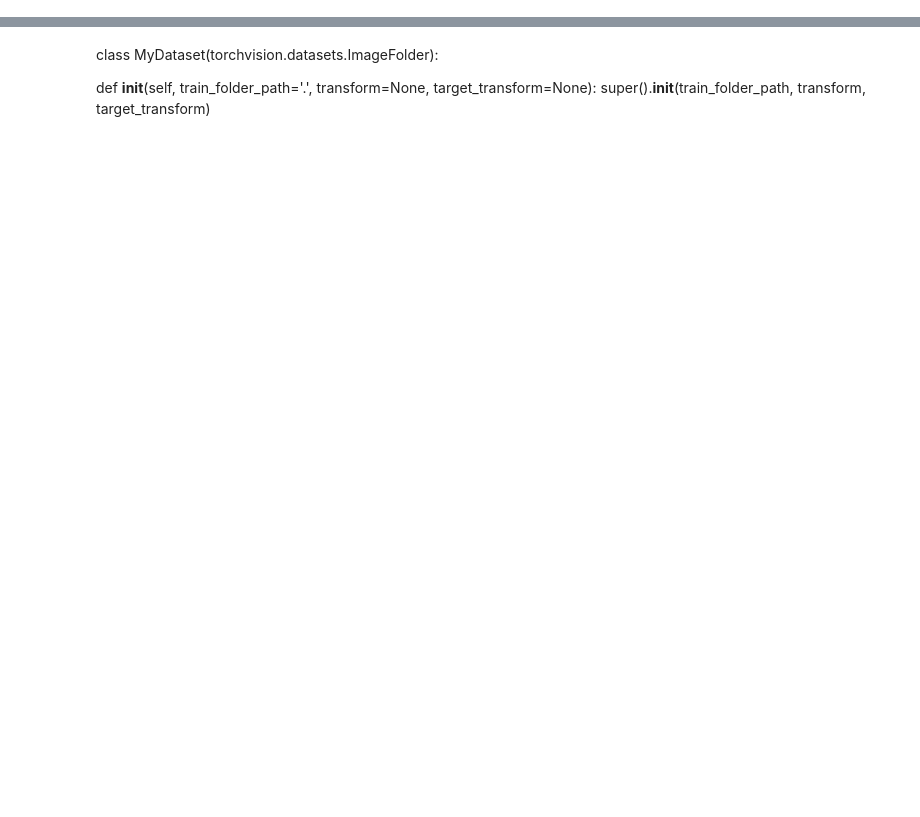
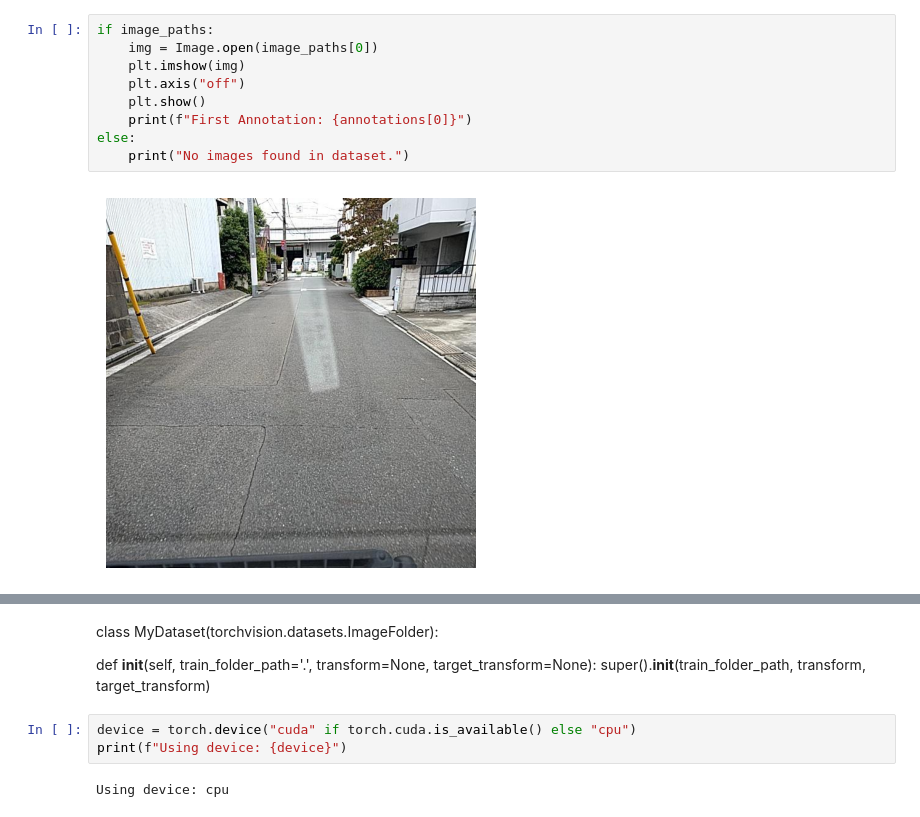
Before and after one commit to MeetBagda/ROAD-CONDITION-DETECTION, a Jupyter notebook: dataset_loader.ipynb, the cells around one changed output, grey strips where cells are left out. Saved outputs shown, nothing was run; the diff lists cells and outputs as text; blank space fills up the shorter version.

```diff
--- a/dataset_loader.ipynb
+++ b/dataset_loader.ipynb
@@ -59,3 +72,14 @@ if __name__ == '__main__':
 Loaded 804 training images and 804 annotations.
 First image path: /Users/spgohil/Developer/Projects/ROAD-CONDITION-DETECTION/dataset/DatasetNinja_RDD2022_MIX/train/img/Japan_005850.jpg
 First annotation: {'description': '', 'tags': [{'id': 16552613, 'tagId': 29663, 'name': 'Japan', 'value': None, 'labelerLogin': 'inbox@datasetninja.com', 'createdAt': '2024-01-22T15:32:59.633Z', 'upda ...
+# %%
+if image_paths:
+    img = Image.open(image_paths[0])
+    plt.imshow(img)
+    plt.axis("off")
+    plt.show()
+    print(f"First Annotation: {annotations[0]}")
+else:
+    print("No images found in dataset.")
+# %% [output]
+[figure, added]
@@ -64,3 +89,8 @@ class MyDataset(torchvision.datasets.ImageFolder):
 
 def __init__(self, train_folder_path='.', transform=None, target_transform=None):
     super().__init__(train_folder_path, transform, target_transform)
+# %%
+device = torch.device("cuda" if torch.cuda.is_available() else "cpu")
+print(f"Using device: {device}")
+# %% [output]
+Using device: cpu
```
Also changed, not shown: parts of 7 cells of this notebook, 9 other files.
